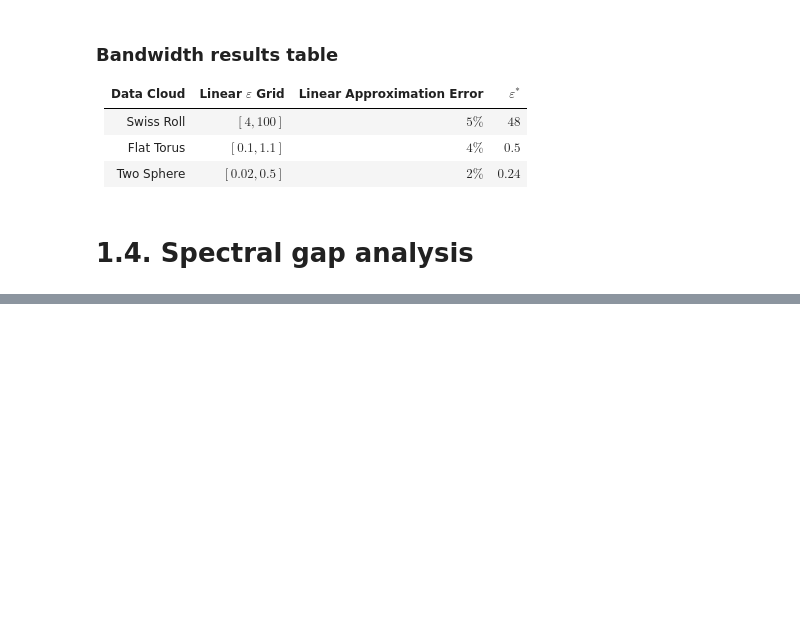
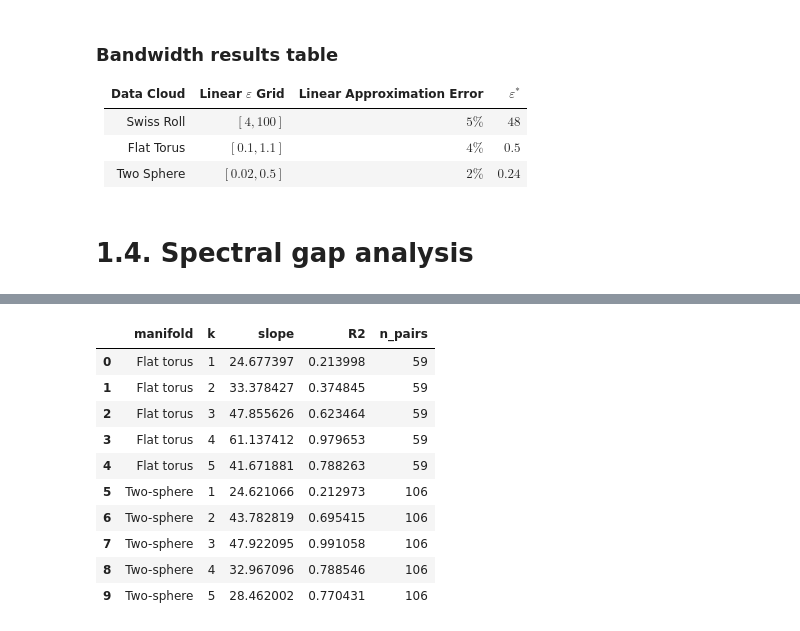
Before and after one commit to adamfowliee/JDKF_Starter, a Jupyter notebook: InitialTasks/diffusion.ipynb, the cells around one changed output, grey strips where cells are left out. Saved outputs shown, nothing was run; the diff lists cells and outputs as text; code cells hidden in the pictures; blank space fills up the shorter version.

```diff
--- a/InitialTasks/diffusion.ipynb
+++ b/InitialTasks/diffusion.ipynb
@@ -491,0 +708,49 @@ fig.tight_layout()
+# %%
+import pandas as pd
+
+rows = []
+
+def analyze_embedding(name, Psi, geo_func, max_k=None):
+    ncols = Psi.shape[1]
+    maxk = ncols if max_k is None else min(ncols, max_k)
+    for k in range(1, maxk + 1):
+        D_emb = diffusion_distance(Psi[:, :k], pairs)
+        d_geo = geo_func()
+
+        d_max = max(d_geo)
+        mask = d_geo < 0.3 * d_max
+
+        D_emb = np.asarray(D_emb)[mask].flatten()
+        d_geo = np.asarray(d_geo)[mask].flatten()
+
+        mask = ~np.isnan(D_emb) & ~np.isnan(d_geo)
+        if np.sum(mask) < 2:
+            slope = np.nan
+            r2 = np.nan
+        else:
+            res = sp.stats.linregress(D_emb[mask], d_geo[mask])
+            slope = res.slope
+            r2 = res.rvalue ** 2
+
+        rows.append({'manifold': name, 'k': k, 'slope': slope, 'R2': r2, 'n_pairs': int(np.sum(mask))})
+
+
+if 'Psi_ft' in globals():
+    analyze_embedding('Flat torus', Psi_ft, lambda: analytic_dist_torus(theta_ft, phi_ft, pairs))
+if 'Psi_ts' in globals():
+    analyze_embedding('Two-sphere', Psi_ts, lambda: analytic_dist_sphere(X_ts, pairs))
+
+df = pd.DataFrame(rows)
+display(df)
+# %% [output]
+|  | manifold | k | slope | R2 | n_pairs |
+| 0 | Flat torus | 1 | 24.677397 | 0.213998 | 59 |
+| 1 | Flat torus | 2 | 33.378427 | 0.374845 | 59 |
+| 2 | Flat torus | 3 | 47.855626 | 0.623464 | 59 |
+| 3 | Flat torus | 4 | 61.137412 | 0.979653 | 59 |
+| 4 | Flat torus | 5 | 41.671881 | 0.788263 | 59 |
+| 5 | Two-sphere | 1 | 24.621066 | 0.212973 | 106 |
+| 6 | Two-sphere | 2 | 43.782819 | 0.695415 | 106 |
+| 7 | Two-sphere | 3 | 47.922095 | 0.991058 | 106 |
+| 8 | Two-sphere | 4 | 32.967096 | 0.788546 | 106 |
+| 9 | Two-sphere | 5 | 28.462002 | 0.770431 | 106 |
```
Also changed, not shown: parts of 18 cells of this notebook.
